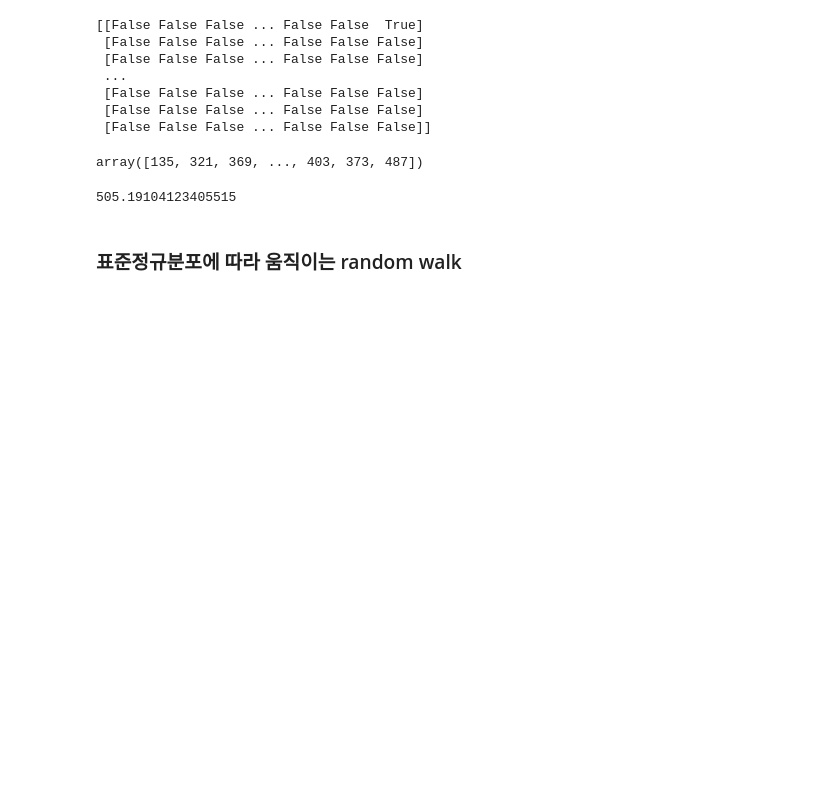
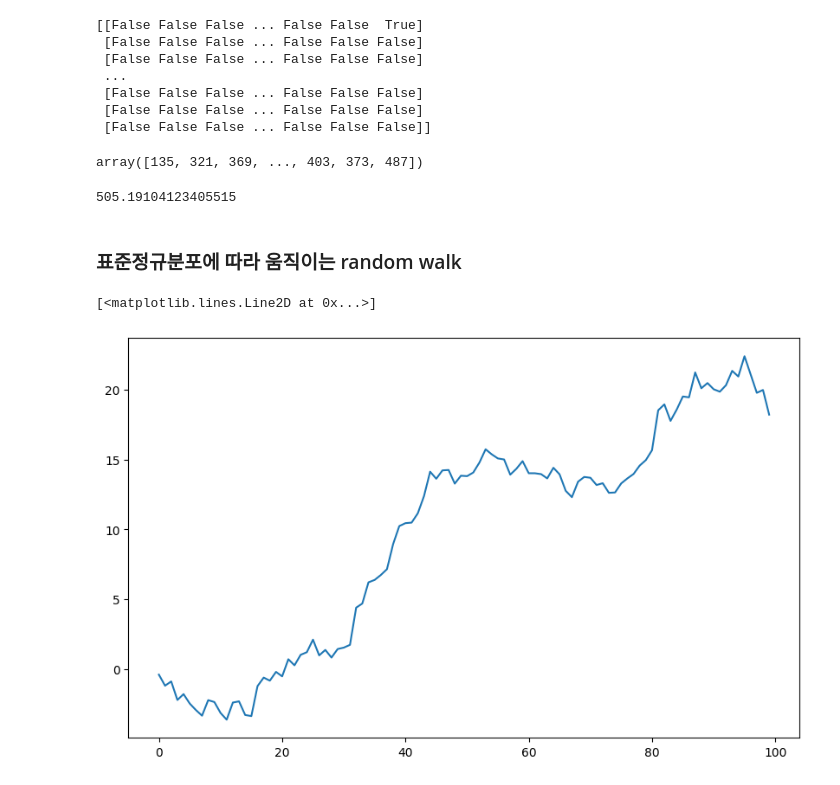
Before and after one commit to seoyun-dev/TIL, a Jupyter notebook: BDA/0914_19_numpy.ipynb, the cells around one changed output. Saved outputs shown, nothing was run; the diff lists cells and outputs as text; code cells hidden in the pictures; blank space fills up the shorter version.

```diff
--- a/BDA/0914_19_numpy.ipynb
+++ b/BDA/0914_19_numpy.ipynb
@@ -807,3 +813,17 @@ crossing_times.mean()
 505.19104123405515
 # %% [markdown]
 ### 표준정규분포에 따라 움직이는 random walk
+# %%
+# 13P
+import time
+t_start = time.time()
+nsteps  = 1000000
+# rng.integers(0, 2, size=nsteps): 0과 1사이의 정수를 nsteps 만큼 생성
+steps = rng.standard_normal(nsteps)
+walk  = steps.cumsum()
+t_end = time.time()
+t_end-t_start
+plt.plot(walk[:100])
+# %% [output]
+[<matplotlib.lines.Line2D at 0x...>]
+[figure, added]
```
Also changed, not shown: parts of 9 cells of this notebook, 1 other file.
